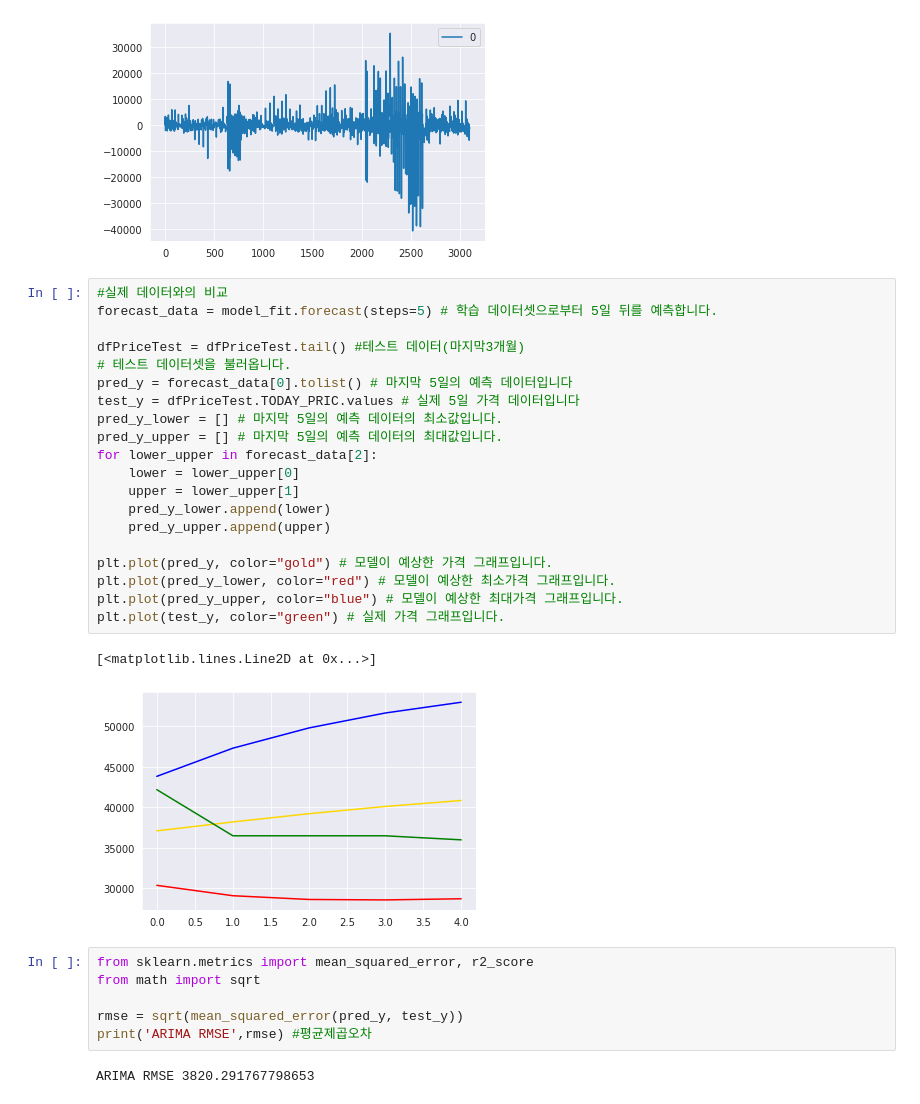
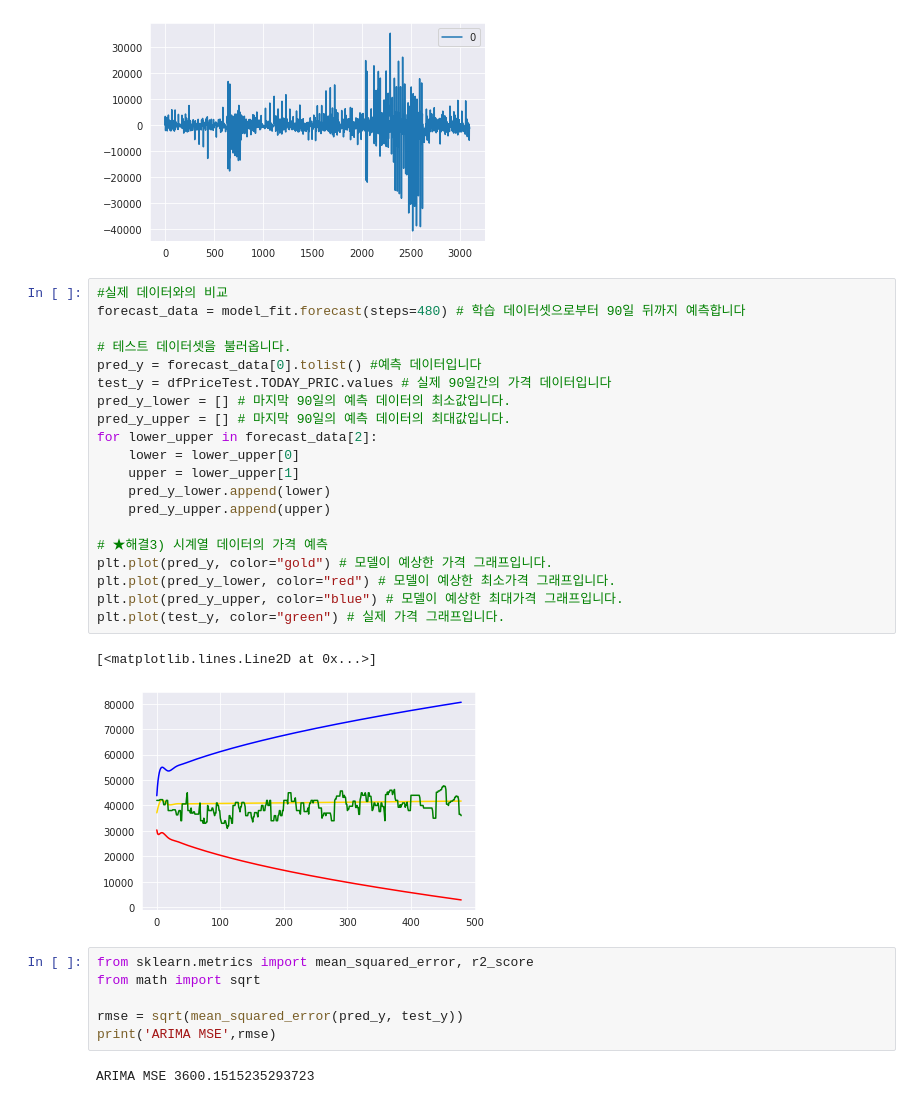
Before and after one commit to bainaryho/PotatoProject, a Jupyter notebook: BigdataProjectPotato.ipynb, the cells around one changed output. Cells and saved outputs as stored; diff of their text form.

```diff
--- a/BigdataProjectPotato.ipynb
+++ b/BigdataProjectPotato.ipynb
@@ -349,32 +349,32 @@ residuals.plot()
 [figure]
 # %%
 #실제 데이터와의 비교
-forecast_data = model_fit.forecast(steps=5) # 학습 데이터셋으로부터 5일 뒤를 예측합니다.
+forecast_data = model_fit.forecast(steps=480) # 학습 데이터셋으로부터 90일 뒤까지 예측합니다
 
-dfPriceTest = dfPriceTest.tail() #테스트 데이터(마지막3개월)
 # 테스트 데이터셋을 불러옵니다.
-pred_y = forecast_data[0].tolist() # 마지막 5일의 예측 데이터입니다
-test_y = dfPriceTest.TODAY_PRIC.values # 실제 5일 가격 데이터입니다
-pred_y_lower = [] # 마지막 5일의 예측 데이터의 최소값입니다.
-pred_y_upper = [] # 마지막 5일의 예측 데이터의 최대값입니다.
+pred_y = forecast_data[0].tolist() #예측 데이터입니다
+test_y = dfPriceTest.TODAY_PRIC.values # 실제 90일간의 가격 데이터입니다
+pred_y_lower = [] # 마지막 90일의 예측 데이터의 최소값입니다.
+pred_y_upper = [] # 마지막 90일의 예측 데이터의 최대값입니다.
 for lower_upper in forecast_data[2]:
     lower = lower_upper[0]
     upper = lower_upper[1]
     pred_y_lower.append(lower)
     pred_y_upper.append(upper)
 
+# ★해결3) 시계열 데이터의 가격 예측
 plt.plot(pred_y, color="gold") # 모델이 예상한 가격 그래프입니다.
 plt.plot(pred_y_lower, color="red") # 모델이 예상한 최소가격 그래프입니다.
 plt.plot(pred_y_upper, color="blue") # 모델이 예상한 최대가격 그래프입니다.
 plt.plot(test_y, color="green") # 실제 가격 그래프입니다.
 # %% [output]
 [<matplotlib.lines.Line2D at 0x...>]
-[figure, old version]
+[figure, new version]
 # %%
 from sklearn.metrics import mean_squared_error, r2_score
 from math import sqrt
 
 rmse = sqrt(mean_squared_error(pred_y, test_y))
-print('ARIMA RMSE',rmse) #평균제곱오차
+print('ARIMA MSE',rmse)
 # %% [output]
-ARIMA RMSE 3820.291767798653
+ARIMA MSE 3600.1515235293723
```
Also changed, not shown: parts of 2 cells of this notebook.
